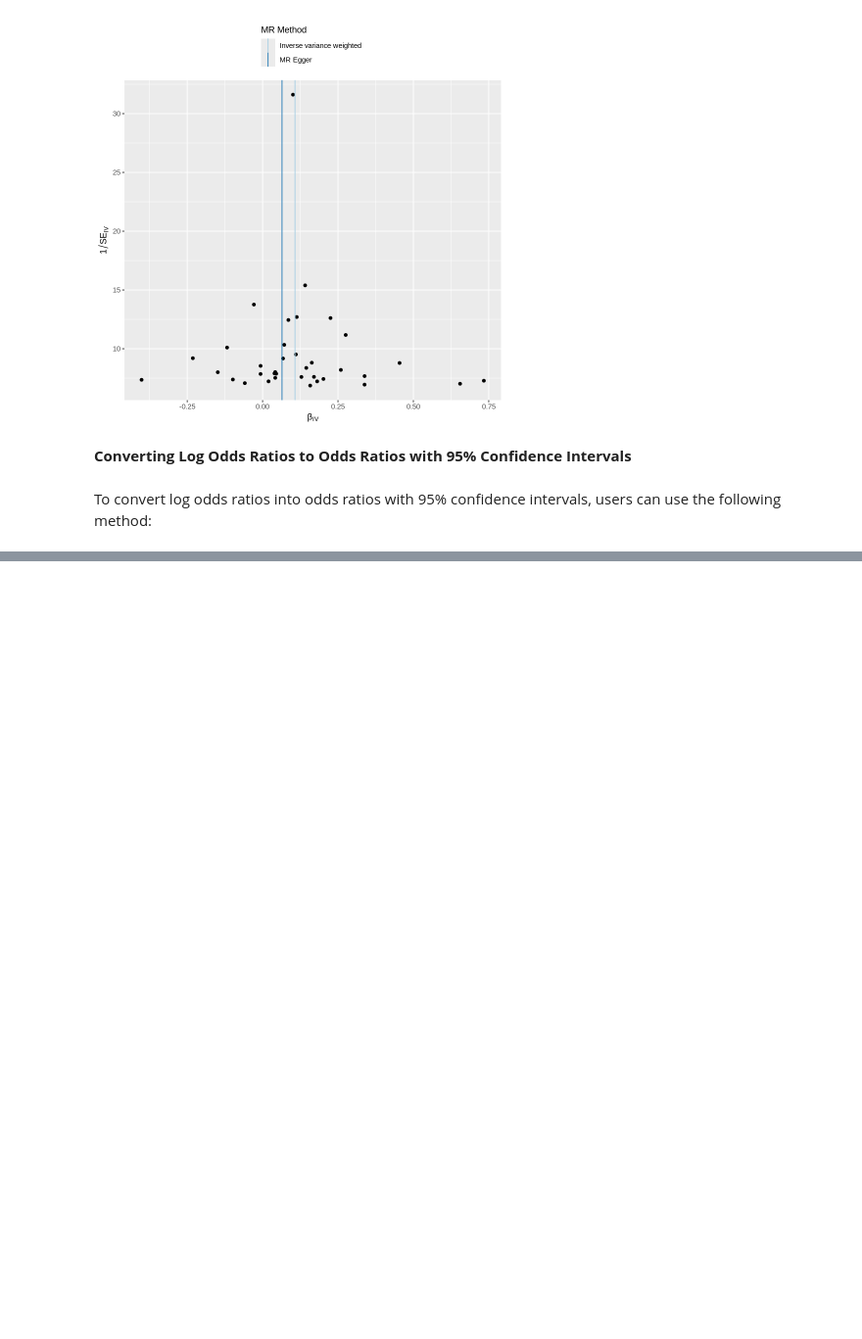
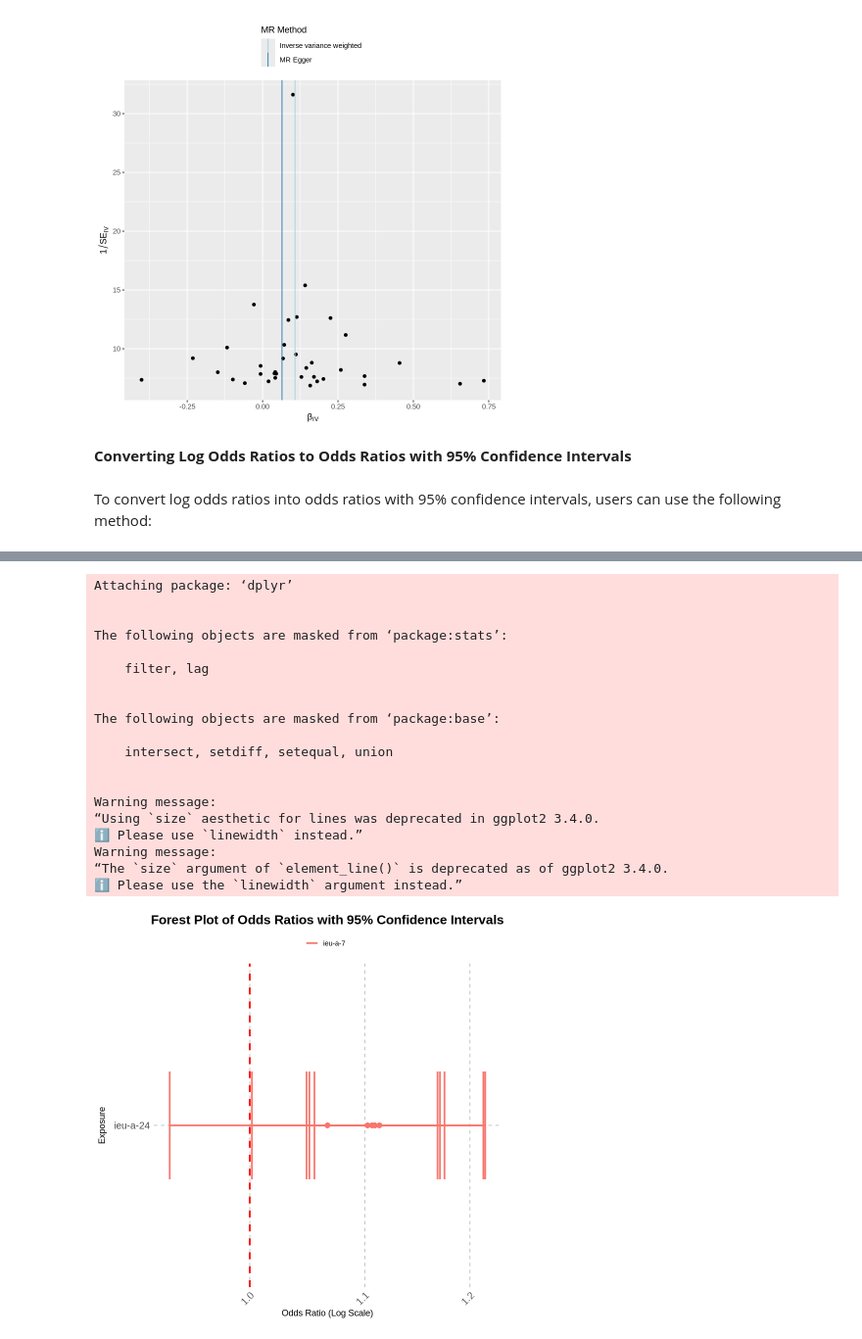
Before and after one commit to zainabbio/Youtube-Tutorials, a Jupyter notebook: TwoSample_Mendelian_Randomization.ipynb, the cells around one changed output, grey strips where cells are left out. Shown: that part at 98% size. Saved outputs shown, nothing was run; the diff lists cells and outputs as text; code cells hidden in the pictures; blank space fills up the shorter version.

```diff
--- a/TwoSample_Mendelian_Randomization.ipynb
+++ b/TwoSample_Mendelian_Randomization.ipynb
@@ -427,0 +437,66 @@ A data.frame: 3 × 14
+# %%
+# Load necessary libraries
+library(ggplot2)
+library(dplyr)
+
+# Assuming 'res' is your data frame
+# Calculate odds ratios and 95% confidence intervals
+res <- res %>%
+  mutate(
+    OR = exp(b),  # Calculate Odds Ratio (e^b)
+    CI_lower = exp(b - 1.96 * se),  # Lower 95% CI (e^(b - 1.96 * se))
+    CI_upper = exp(b + 1.96 * se)  # Upper 95% CI (e^(b + 1.96 * se))
+  )
+
+# Create a data frame for plotting
+odds_df <- data.frame(
+  Exposure = res$id.exposure,  # Exposure variable
+  Outcome = res$id.outcome,    # Outcome variable
+  OddsRatio = res$OR,          # Odds Ratio
+  CI_lower = res$CI_lower,     # Lower bound of CI
+  CI_upper = res$CI_upper      # Upper bound of CI
+)
+
+# Forest plot with enhanced design
+ggplot(odds_df, aes(x = OddsRatio, y = Exposure, color = Outcome)) +
+  geom_point(aes(shape = Outcome), size = 3, show.legend = FALSE) +  # Add points for Odds Ratio with different shapes for outcomes
+  geom_errorbarh(aes(xmin = CI_lower, xmax = CI_upper), height = 0.4, size = 1) +  # Horizontal error bars with thicker lines
+  scale_x_log10() +  # Logarithmic scale for Odds Ratios
+  geom_vline(xintercept = 1, linetype = "dashed", color = "red", size = 1) +  # Vertical dashed line at OR = 1
+  theme_minimal() +
+  labs(
+    x = "Odds Ratio (Log Scale)",
+    y = "Exposure",
+    title = "Forest Plot of Odds Ratios with 95% Confidence Intervals"
+  ) +
+  theme(
+    axis.text.x = element_text(angle = 45, hjust = 1, size = 12),  # Angle x-axis labels and adjust text size
+    axis.text.y = element_text(size = 12),  # Adjust y-axis text size
+    plot.title = element_text(hjust = 0.5, size = 16, face = "bold"),  # Center title and make it bold
+    legend.position = "top",  # Position the legend at the top
+    legend.title = element_blank(),  # Remove the legend title
+    panel.grid.major = element_line(size = 0.5, linetype = "dashed", color = "gray"),  # Add dashed gridlines
+    panel.grid.minor = element_blank()  # Remove minor gridlines for a cleaner look
+  ) +
+  theme(legend.key = element_blank())  # Remove background around the legend key
+# %% [output]
+Attaching package: ‘dplyr’
+
+
+The following objects are masked from ‘package:stats’:
+
+    filter, lag
+
+
+The following objects are masked from ‘package:base’:
+
+    intersect, setdiff, setequal, union
+
+
+Warning message:
+“Using `size` aesthetic for lines was deprecated in ggplot2 3.4.0.
+ℹ Please use `linewidth` instead.”
+Warning message:
+“The `size` argument of `element_line()` is deprecated as of ggplot2 3.4.0.
+ℹ Please use the `linewidth` argument instead.”
+[figure, added]
```
Also changed, not shown: parts of 3 cells of this notebook.
